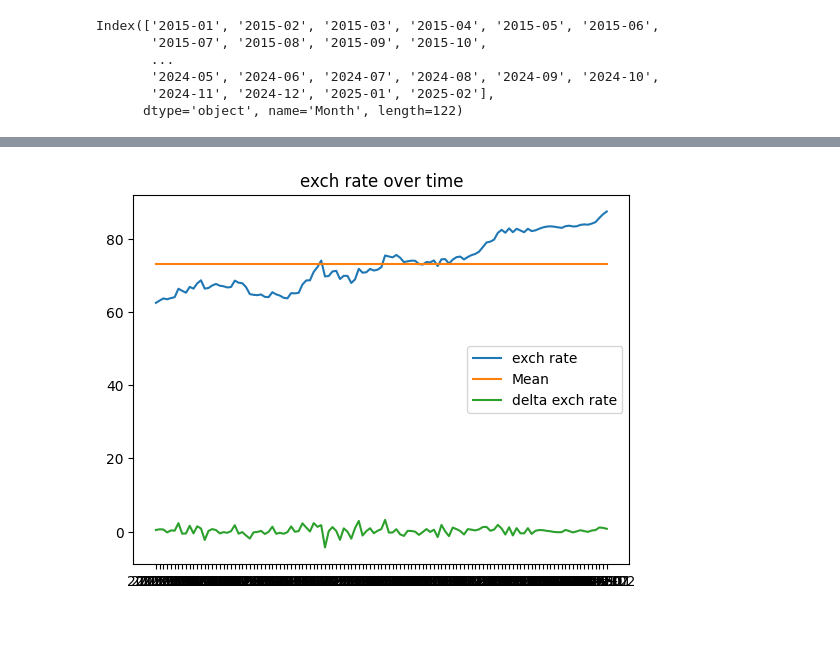
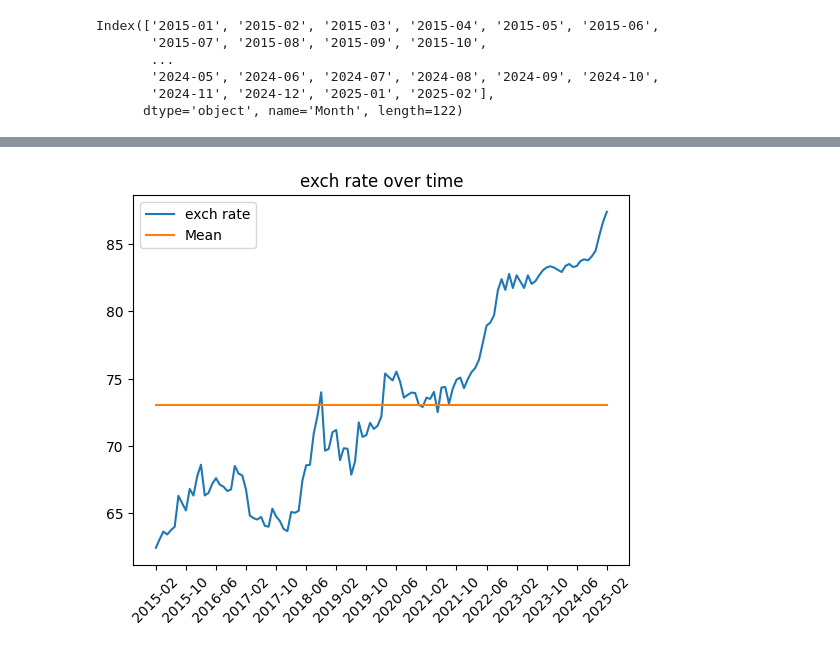
Before and after one commit to BlueSky2407/ae-assignment-3, a Jupyter notebook: src/data_summary.ipynb, the cells around one changed output, grey strips where cells are left out. Cells and saved outputs as stored; diff of their text form; code cells hidden in the pictures; blank space fills up the shorter version.

```diff
--- a/src/data_summary.ipynb
+++ b/src/data_summary.ipynb
@@ -113,10 +146,13 @@ plt.show()
 # %%
 plt.figure()
 plt.plot(months, model_data['RBI REFERENCE RATE: INR PER USD'][1:], label="exch rate")
 plt.plot(months, [model_data['RBI REFERENCE RATE: INR PER USD'].mean()]*months.size, label = "Mean")
-plt.plot(months, regr_df['D_Exchange_Rate'], label="delta exch rate")
 plt.title("exch rate over time")
+plt.xticks(
+    ticks=range(0, len(months), 8),
+    rotation=45
+)
 plt.legend()
 plt.show()
 # %% [output]
-[figure, old version]
+[figure, new version]
```
Also changed, not shown: parts of 27 cells of this notebook, 3 other files.
